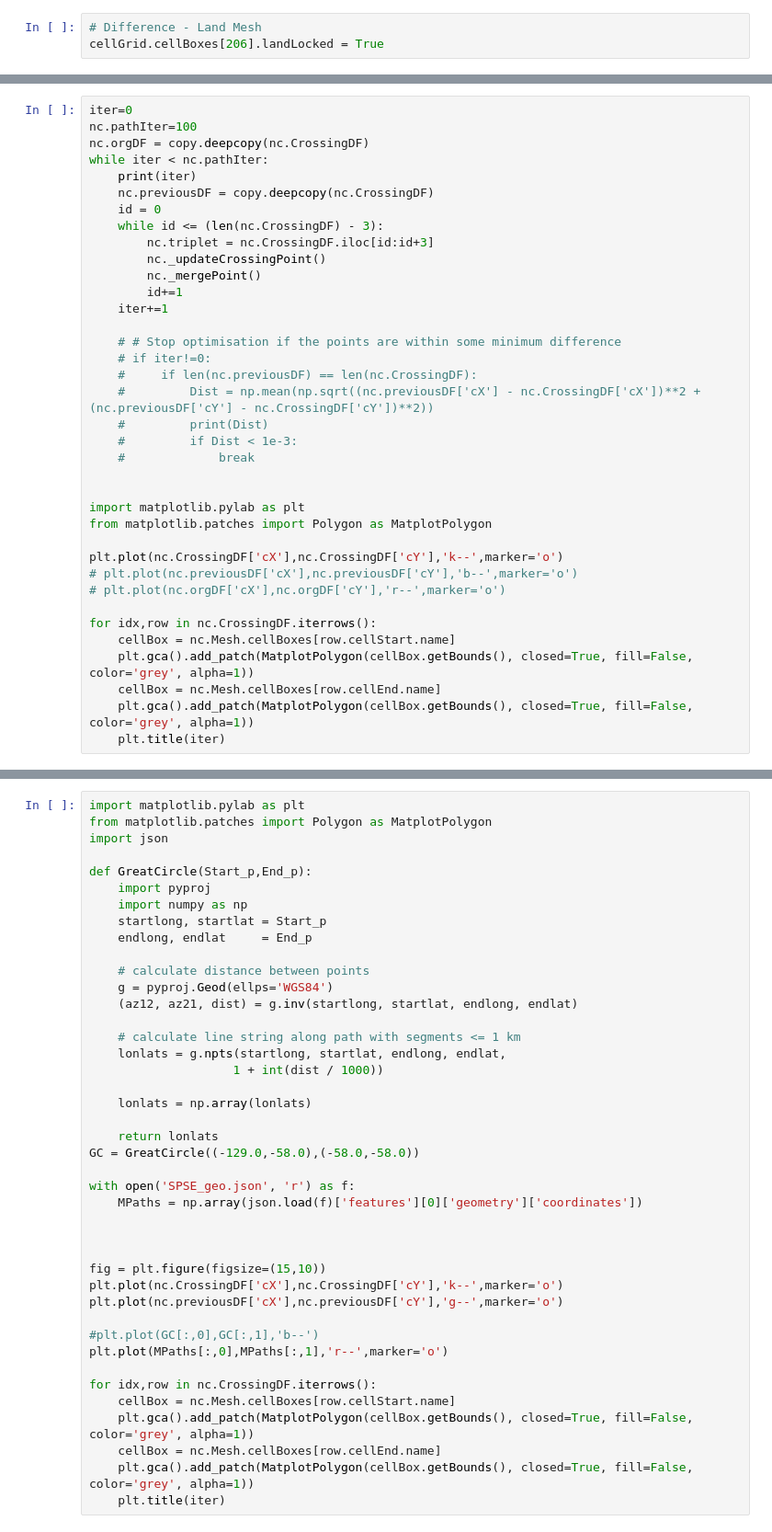
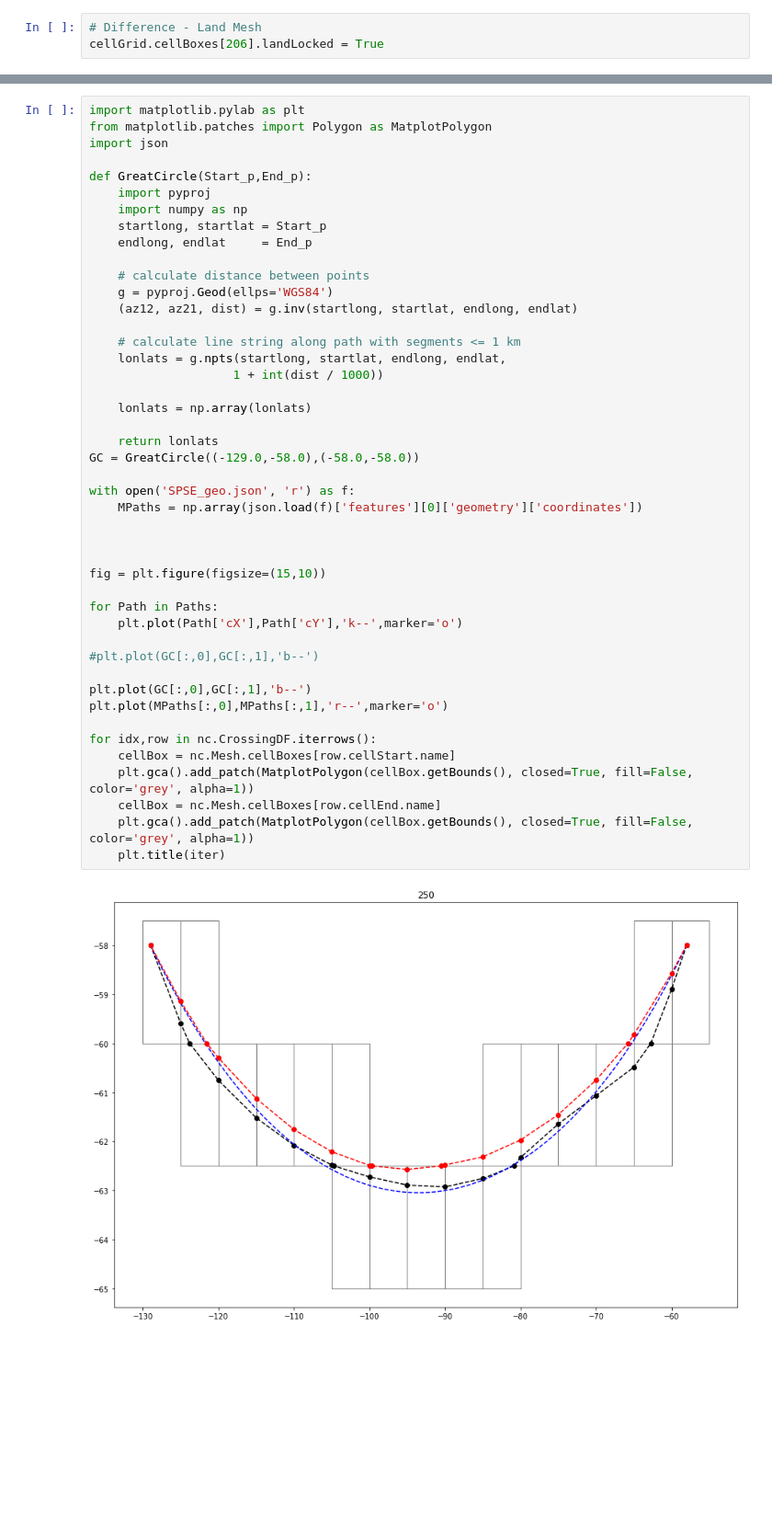
Before and after one commit to antarctica/PolarRoute, a Jupyter notebook: Examples/Path/PathChecking.ipynb, the cells around one changed output, grey strips where cells are left out. Shown at 92% size. Cells and saved outputs as stored; diff of their text form; blank space fills up the shorter version.

Commit message:
PathSmoothing - Updating PathChecking.ipynb prior to meeting

```diff
--- a/Examples/Path/PathChecking.ipynb
+++ b/Examples/Path/PathChecking.ipynb
@@ -834,37 +800,0 @@ nc.CrossingDF.index = np.arange(int(nc.CrossingDF.index.min()),int(nc.CrossingDF
-# %%
-iter=0
-nc.pathIter=100
-nc.orgDF = copy.deepcopy(nc.CrossingDF)
-while iter < nc.pathIter:
-    print(iter)
-    nc.previousDF = copy.deepcopy(nc.CrossingDF)
-    id = 0
-    while id <= (len(nc.CrossingDF) - 3):
-        nc.triplet = nc.CrossingDF.iloc[id:id+3]
-        nc._updateCrossingPoint()
-        nc._mergePoint()
-        id+=1
-    iter+=1
-
-    # # Stop optimisation if the points are within some minimum difference
-    # if iter!=0:
-    #     if len(nc.previousDF) == len(nc.CrossingDF):
-    #         Dist = np.mean(np.sqrt((nc.previousDF['cX'] - nc.CrossingDF['cX'])**2 + (nc.previousDF['cY'] - nc.CrossingDF['cY'])**2))
-    #         print(Dist)
-    #         if Dist < 1e-3:
-    #             break
-
-
-import matplotlib.pylab as plt
-from matplotlib.patches import Polygon as MatplotPolygon
-
-plt.plot(nc.CrossingDF['cX'],nc.CrossingDF['cY'],'k--',marker='o')
-# plt.plot(nc.previousDF['cX'],nc.previousDF['cY'],'b--',marker='o')
-# plt.plot(nc.orgDF['cX'],nc.orgDF['cY'],'r--',marker='o')
-
-for idx,row in nc.CrossingDF.iterrows():
-    cellBox = nc.Mesh.cellBoxes[row.cellStart.name]
-    plt.gca().add_patch(MatplotPolygon(cellBox.getBounds(), closed=True, fill=False, color='grey', alpha=1))
-    cellBox = nc.Mesh.cellBoxes[row.cellEnd.name]
-    plt.gca().add_patch(MatplotPolygon(cellBox.getBounds(), closed=True, fill=False, color='grey', alpha=1))
-    plt.title(iter)
@@ -881,32 +856,37 @@ def GreatCircle(Start_p,End_p):
 
     # calculate distance between points
     g = pyproj.Geod(ellps='WGS84')
     (az12, az21, dist) = g.inv(startlong, startlat, endlong, endlat)
 
     # calculate line string along path with segments <= 1 km
     lonlats = g.npts(startlong, startlat, endlong, endlat,
                     1 + int(dist / 1000))
 
     lonlats = np.array(lonlats)
 
     return lonlats
 GC = GreatCircle((-129.0,-58.0),(-58.0,-58.0))
 
 with open('SPSE_geo.json', 'r') as f:
     MPaths = np.array(json.load(f)['features'][0]['geometry']['coordinates'])
 
 
 
 fig = plt.figure(figsize=(15,10))
-plt.plot(nc.CrossingDF['cX'],nc.CrossingDF['cY'],'k--',marker='o')
-plt.plot(nc.previousDF['cX'],nc.previousDF['cY'],'g--',marker='o')
+
+for Path in Paths:
+    plt.plot(Path['cX'],Path['cY'],'k--',marker='o')
 
 #plt.plot(GC[:,0],GC[:,1],'b--')
+
+plt.plot(GC[:,0],GC[:,1],'b--')
 plt.plot(MPaths[:,0],MPaths[:,1],'r--',marker='o')
 
 for idx,row in nc.CrossingDF.iterrows():
     cellBox = nc.Mesh.cellBoxes[row.cellStart.name]
     plt.gca().add_patch(MatplotPolygon(cellBox.getBounds(), closed=True, fill=False, color='grey', alpha=1))
     cellBox = nc.Mesh.cellBoxes[row.cellEnd.name]
     plt.gca().add_patch(MatplotPolygon(cellBox.getBounds(), closed=True, fill=False, color='grey', alpha=1))
     plt.title(iter)
+# %% [output]
+[figure, added]
```
Also changed, not shown: parts of 10 cells of this notebook, 3 other files.
